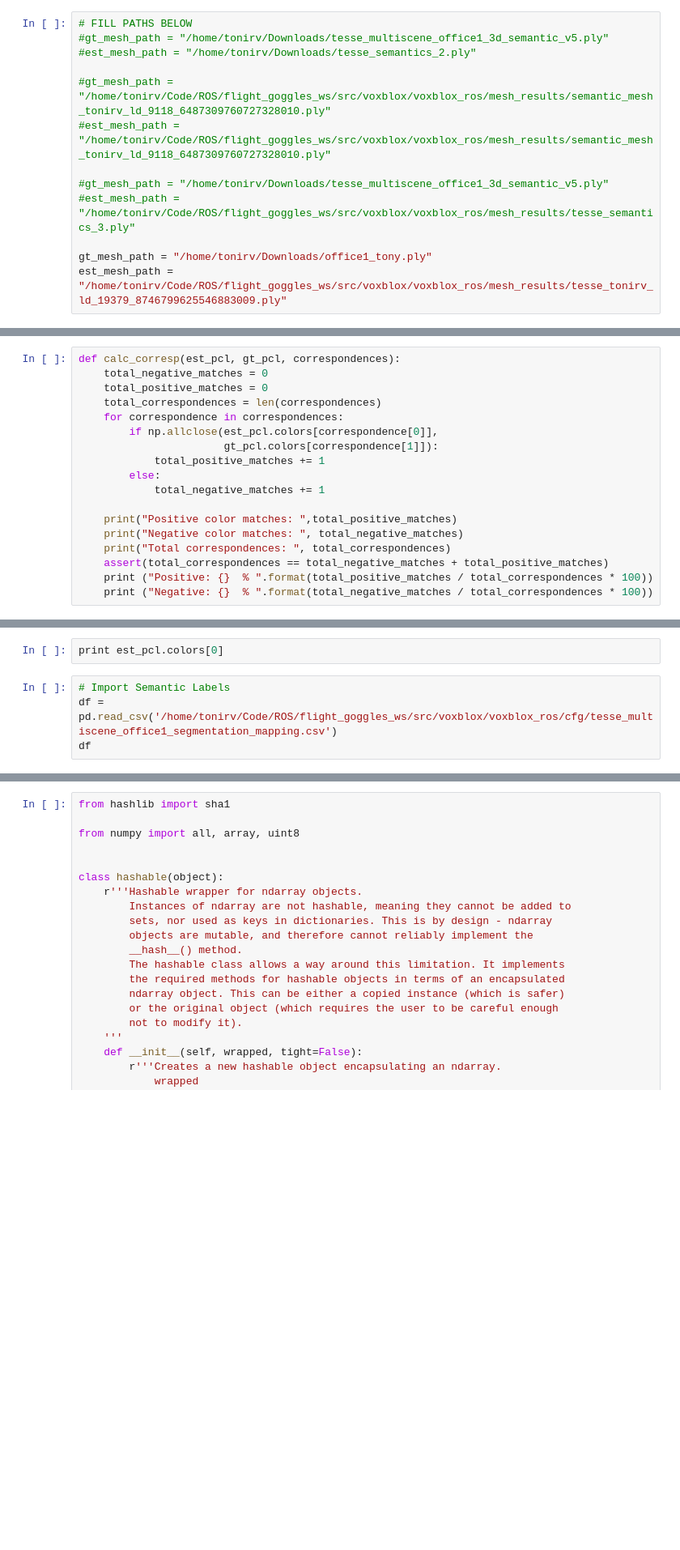
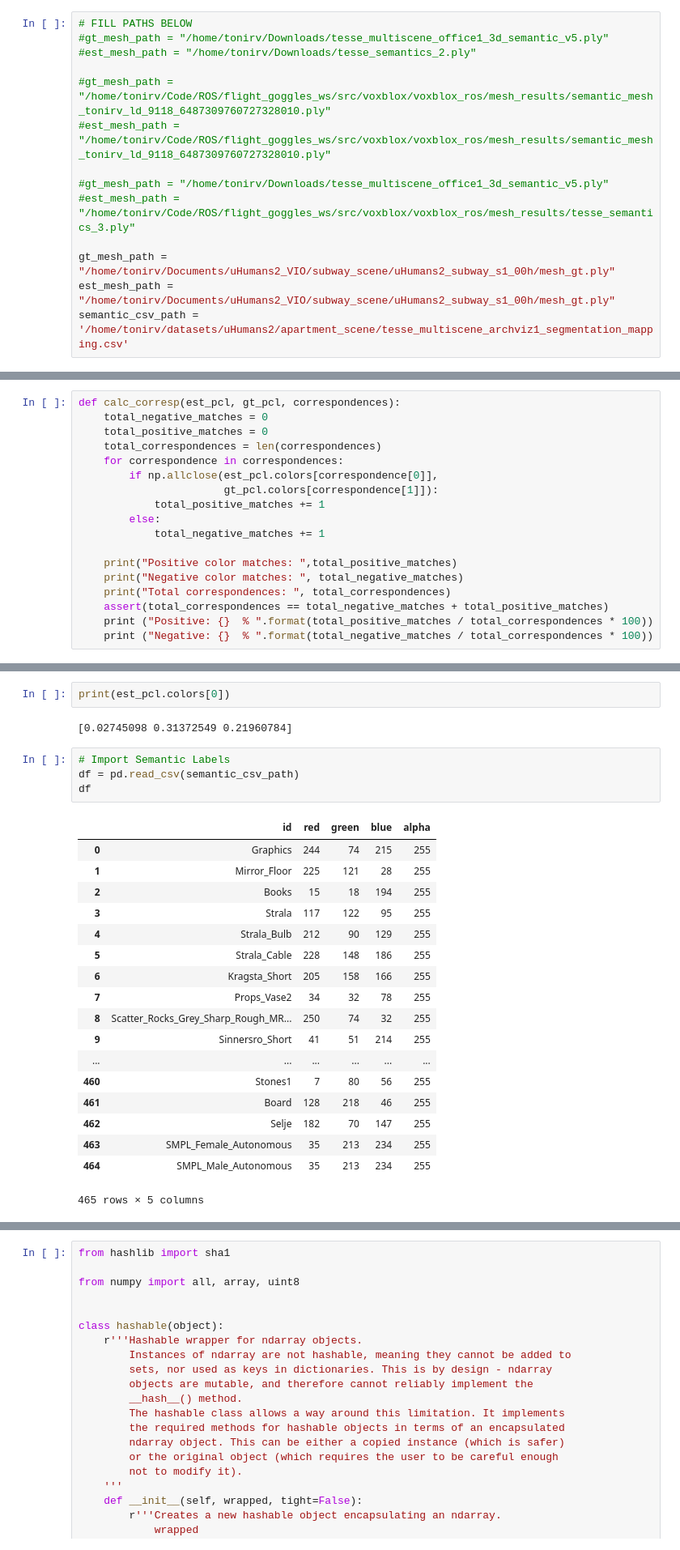
Before and after one commit to MIT-SPARK/Kimera-VIO-Evaluation, a Jupyter notebook: notebooks/metric_semantic_evaluation.ipynb, the cells around one changed output, grey strips where cells are left out. Shown at 81% size. Cells and saved outputs as stored; diff of their text form; blank space fills up the shorter version.

Commit message:
Fix some prints and refactor paths

```diff
--- a/notebooks/metric_semantic_evaluation.ipynb
+++ b/notebooks/metric_semantic_evaluation.ipynb
@@ -36,8 +36,9 @@ lefthand_R_righthand = np.transpose(righthand_R_lefthand)
 #gt_mesh_path = "/home/tonirv/Downloads/tesse_multiscene_office1_3d_semantic_v5.ply"
 #est_mesh_path = "/home/tonirv/Code/ROS/flight_goggles_ws/src/voxblox/voxblox_ros/mesh_results/tesse_semantics_3.ply"
 
-gt_mesh_path = "/home/tonirv/Downloads/office1_tony.ply"
-est_mesh_path = "/home/tonirv/Code/ROS/flight_goggles_ws/src/voxblox/voxblox_ros/mesh_results/tesse_tonirv_ld_19379_8746799625546883009.ply"
+gt_mesh_path = "/home/tonirv/Documents/uHumans2_VIO/subway_scene/uHumans2_subway_s1_00h/mesh_gt.ply"
+est_mesh_path = "/home/tonirv/Documents/uHumans2_VIO/subway_scene/uHumans2_subway_s1_00h/mesh_gt.ply"
+semantic_csv_path = '/home/tonirv/datasets/uHumans2/apartment_scene/tesse_multiscene_archviz1_segmentation_mapping.csv'
 # %%
 print("Loading Ground-truth mesh...")
 gt_mesh_original = Mesh(gt_mesh_path)
@@ -169,9 +219,30 @@ calc_corresp(est_pcl, gt_pcl, correspondences)
 # %%
-print est_pcl.colors[0]
+print(est_pcl.colors[0])
+# %% [output]
+[0.02745098 0.31372549 0.21960784]
 # %%
 # Import Semantic Labels
-df = pd.read_csv('/home/tonirv/Code/ROS/flight_goggles_ws/src/voxblox/voxblox_ros/cfg/tesse_multiscene_office1_segmentation_mapping.csv')
+df = pd.read_csv(semantic_csv_path)
 df
+# %% [output]
+|  | id | red | green | blue | alpha |
+| 0 | Graphics | 244 | 74 | 215 | 255 |
+| 1 | Mirror_Floor | 225 | 121 | 28 | 255 |
+| 2 | Books | 15 | 18 | 194 | 255 |
+| 3 | Strala | 117 | 122 | 95 | 255 |
+| 4 | Strala_Bulb | 212 | 90 | 129 | 255 |
+| 5 | Strala_Cable | 228 | 148 | 186 | 255 |
+| 6 | Kragsta_Short | 205 | 158 | 166 | 255 |
+| 7 | Props_Vase2 | 34 | 32 | 78 | 255 |
+| 8 | Scatter_Rocks_Grey_Sharp_Rough_MR... | 250 | 74 | 32 | 255 |
+| 9 | Sinnersro_Short | 41 | 51 | 214 | 255 |
+| ... | ... | ... | ... | ... | ... |
+| 460 | Stones1 | 7 | 80 | 56 | 255 |
+| 461 | Board | 128 | 218 | 46 | 255 |
+| 462 | Selje | 182 | 70 | 147 | 255 |
+| 463 | SMPL_Female_Autonomous | 35 | 213 | 234 | 255 |
+| 464 | SMPL_Male_Autonomous | 35 | 213 | 234 | 255 |
+465 rows × 5 columns
 # %%
 normalized_df = copy.deepcopy(df)
 normalized_df['normalized_red'] = df['red'] / 255
```
Also changed, not shown: parts of 10 cells of this notebook.
